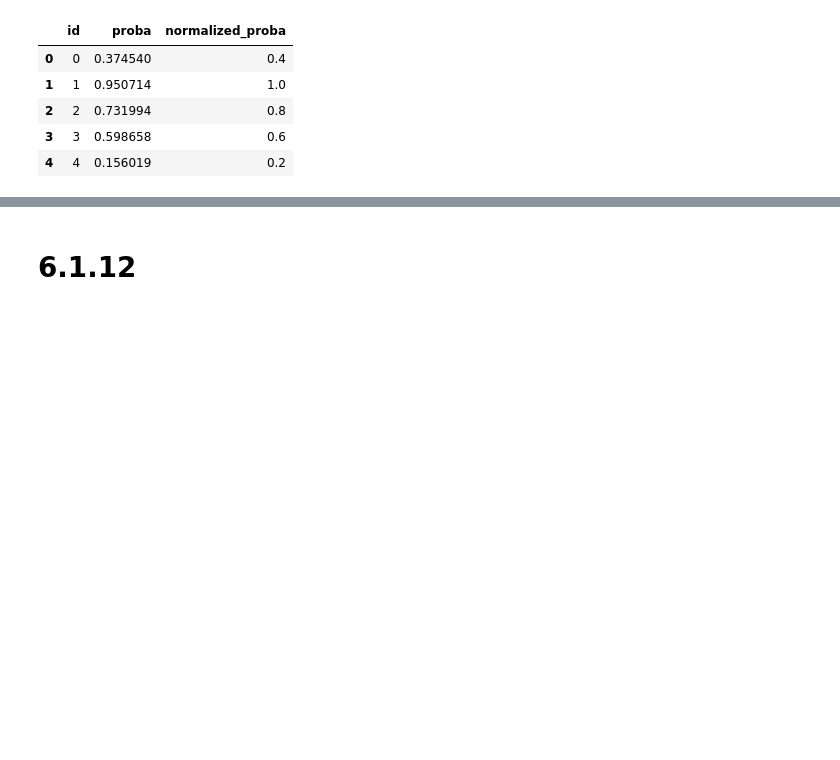
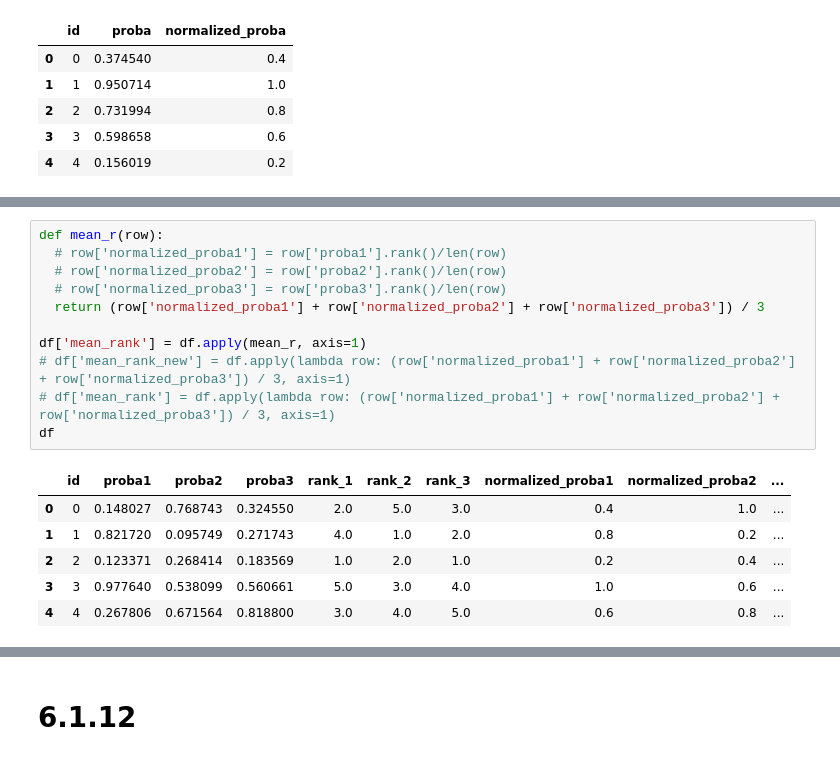
Before and after one commit to nedokormysh/Stepik_Competitive_DS, a Jupyter notebook: CompetitiveDS_6_1.ipynb, the cells around one changed output, grey strips where cells are left out. Saved outputs shown, nothing was run; the diff lists cells and outputs as text; blank space fills up the shorter version.

```diff
--- a/CompetitiveDS_6_1.ipynb
+++ b/CompetitiveDS_6_1.ipynb
@@ -283,0 +330,18 @@ df
+# %%
+def mean_r(row):
+  # row['normalized_proba1'] = row['proba1'].rank()/len(row)
+  # row['normalized_proba2'] = row['proba2'].rank()/len(row)
+  # row['normalized_proba3'] = row['proba3'].rank()/len(row)
+  return (row['normalized_proba1'] + row['normalized_proba2'] + row['normalized_proba3']) / 3
+
+df['mean_rank'] = df.apply(mean_r, axis=1)
+# df['mean_rank_new'] = df.apply(lambda row: (row['normalized_proba1'] + row['normalized_proba2'] + row['normalized_proba3']) / 3, axis=1)
+# df['mean_rank'] = df.apply(lambda row: (row['normalized_proba1'] + row['normalized_proba2'] + row['normalized_proba3']) / 3, axis=1)
+df
+# %% [output]
+|  | id | proba1 | proba2 | proba3 | rank_1 | rank_2 | rank_3 | normalized_proba1 | normalized_proba2 | ... |
+| 0 | 0 | 0.148027 | 0.768743 | 0.324550 | 2.0 | 5.0 | 3.0 | 0.4 | 1.0 | ... |
+| 1 | 1 | 0.821720 | 0.095749 | 0.271743 | 4.0 | 1.0 | 2.0 | 0.8 | 0.2 | ... |
+| 2 | 2 | 0.123371 | 0.268414 | 0.183569 | 1.0 | 2.0 | 1.0 | 0.2 | 0.4 | ... |
+| 3 | 3 | 0.977640 | 0.538099 | 0.560661 | 5.0 | 3.0 | 4.0 | 1.0 | 0.6 | ... |
+| 4 | 4 | 0.267806 | 0.671564 | 0.818800 | 3.0 | 4.0 | 5.0 | 0.6 | 0.8 | ... |
```
Also changed, not shown: parts of 8 cells of this notebook.
